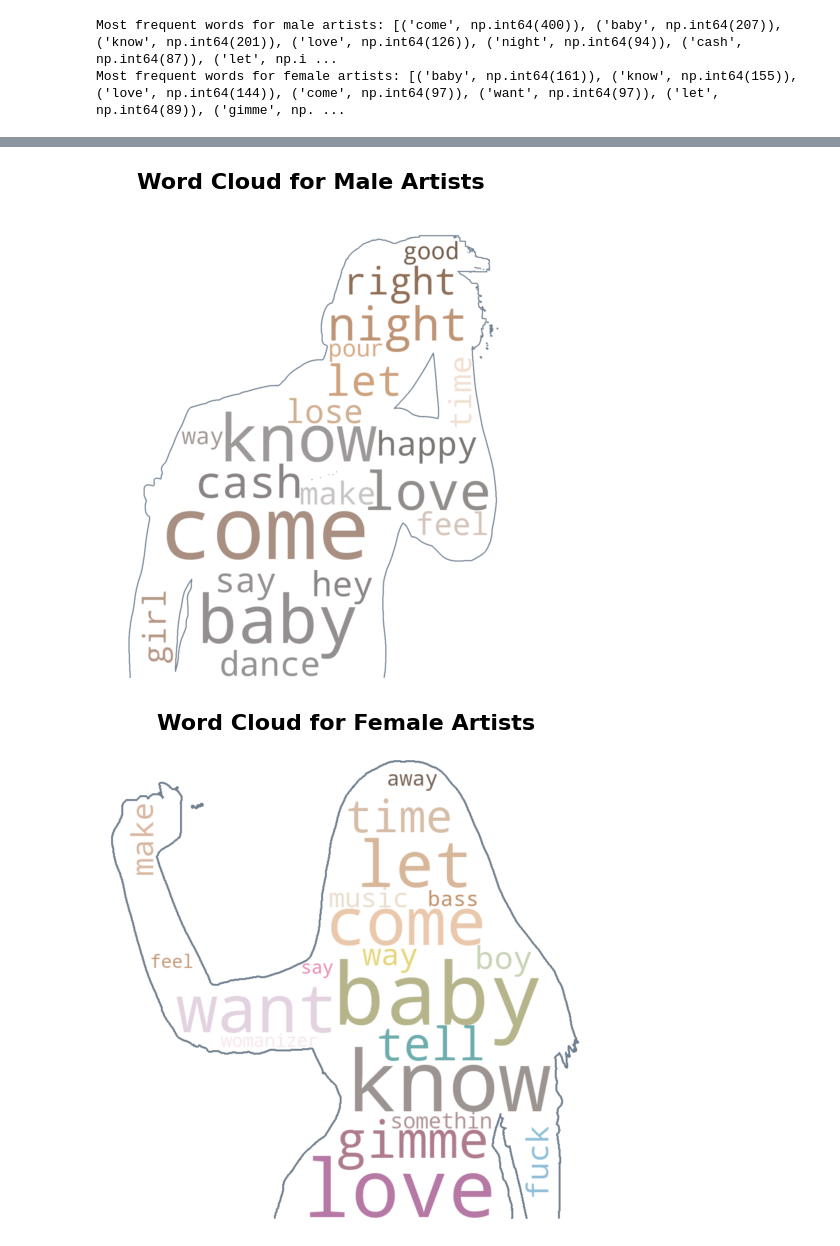
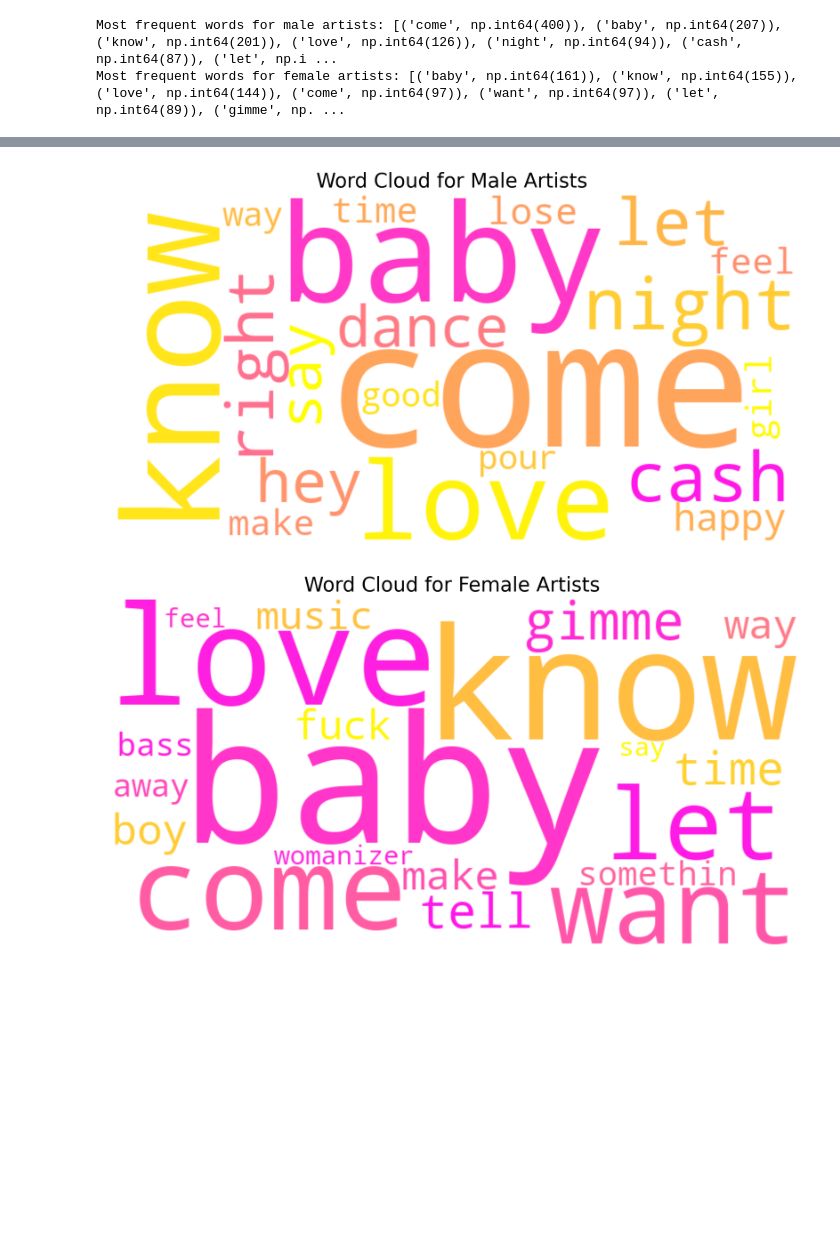
Before and after one commit to deyavuz/ds105a-spotify-research, a Jupyter notebook: code/NB03-Data-Visualisation.ipynb, the cells around one changed output, grey strips where cells are left out. Saved outputs shown, nothing was run; the diff lists cells and outputs as text; code cells hidden in the pictures; blank space fills up the shorter version.

```diff
--- a/code/NB03-Data-Visualisation.ipynb
+++ b/code/NB03-Data-Visualisation.ipynb
@@ -159,3 +124,16 @@ plot_word_cloud(female_word_freq, title="Word Cloud for Female Artists")
+# %%
+# Path to the PNG image
+image_path = "../images/male_wordcloud1.png"
+
+# Display the image
+display(Image(filename=image_path))
+
+image_path2 = "../images/female_wordcloud1.png"
+
+display(Image(filename=image_path2))
+# %% [output]
+[figure, added]
+[figure, added]
 # %%
 db_path = '../data/spotify_data.db'
 conn = sqlite3.connect(db_path)
@@ -166,47 +144,3 @@ df = pd.read_sql_query(query, conn)
 
 # Close the connection
 conn.close()
-# %%
-def plot_shaped_word_cloud(word_freq, mask_path, title="Word Cloud", max_words=1000):
-    """
-    Generate and plot a word cloud with a given shape, contour, and more frequent words.
-    Uses mask's colors for the word cloud and ensures the contour is visible.
-    """
-    # Create a dictionary with words and their corresponding frequencies
-    word_dict = dict(word_freq)
-
-    # Load the mask image and ensure it's in RGB mode
-    mask = np.array(Image.open(mask_path).convert("RGB"))
-
-    # Generate the word cloud with a contour and more words
-    wc = WordCloud(
-        background_color="white",
-        max_words=max_words,  # Adjust this value to increase the number of words
-        mask=mask,
-        stopwords=STOPWORDS,
-        contour_width=3,  # Thickness of the contour
-        contour_color="slategrey",  # Color of the contour
-        colormap="spring_r"  # To give color to words, using mask's colors
-    ).generate_from_frequencies(word_dict)
-
-    # Create coloring from the image to use for word colors
-    image_colors = ImageColorGenerator(mask)
-
-    # Plot the word cloud
-    plt.figure(figsize=(10, 6))
-    plt.imshow(wc, interpolation="bilinear")  # Plot word cloud with contour first
-    plt.imshow(wc.recolor(color_func=image_colors), interpolation="bilinear")  # Apply colors from the mask after
-    plt.axis("off")  # Turn off the axis
-    plt.title(title, fontsize=16, weight='bold', pad=20)
-    plt.show()
-
-# Example Usage
-male_mask_path = "../images/justin_3.png"  # Replace with your mask file path
-female_mask_path = "../images/nicki.png"  # Replace with your mask file path
-
-# Increase max_words to get more frequent words in the word cloud
-plot_shaped_word_cloud(male_word_freq, mask_path=male_mask_path, title="Word Cloud for Male Artists", max_words=500)
-plot_shaped_word_cloud(female_word_freq, mask_path=female_mask_path, title="Word Cloud for Female Artists", max_words=500)
-# %% [output]
-[figure, removed]
-[figure, removed]
```
Also changed, not shown: parts of 9 cells of this notebook.
